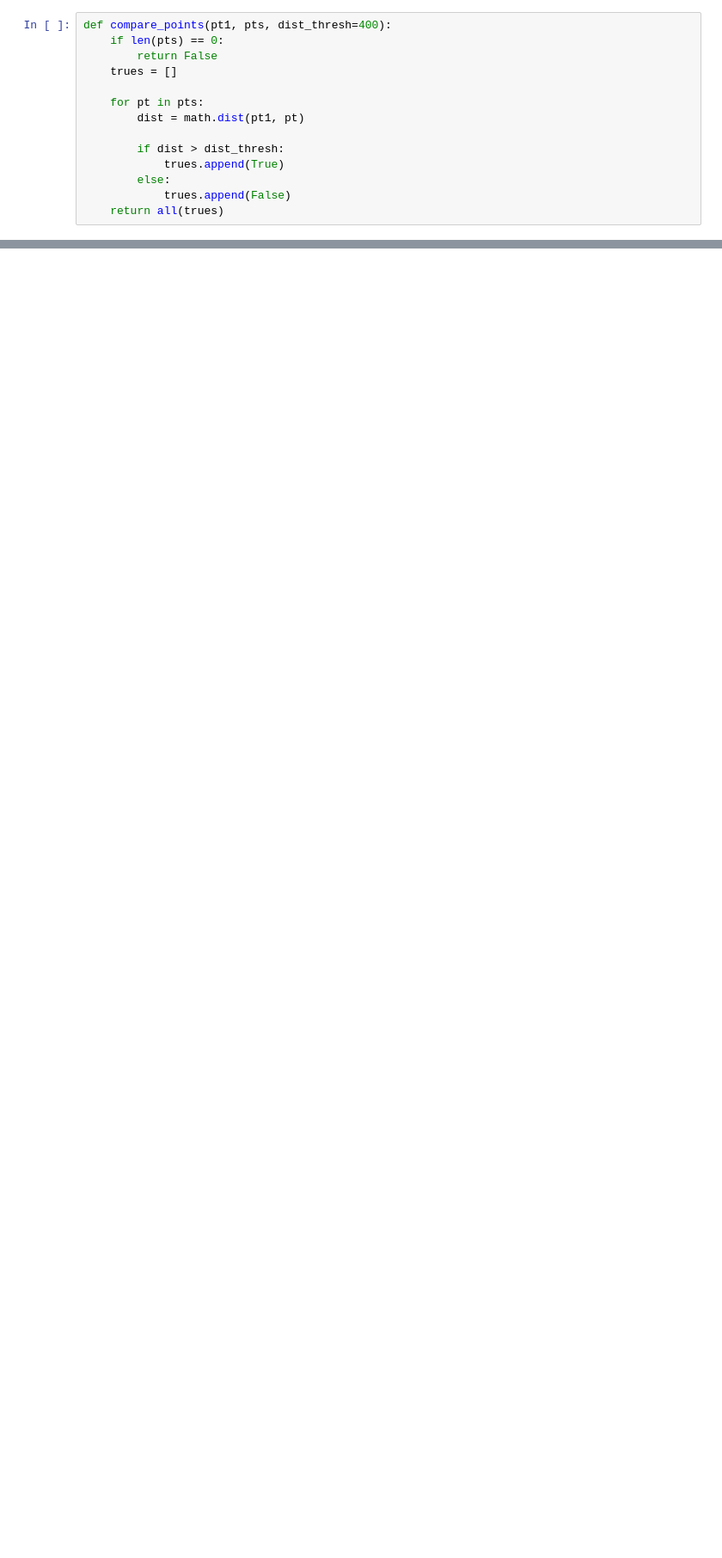
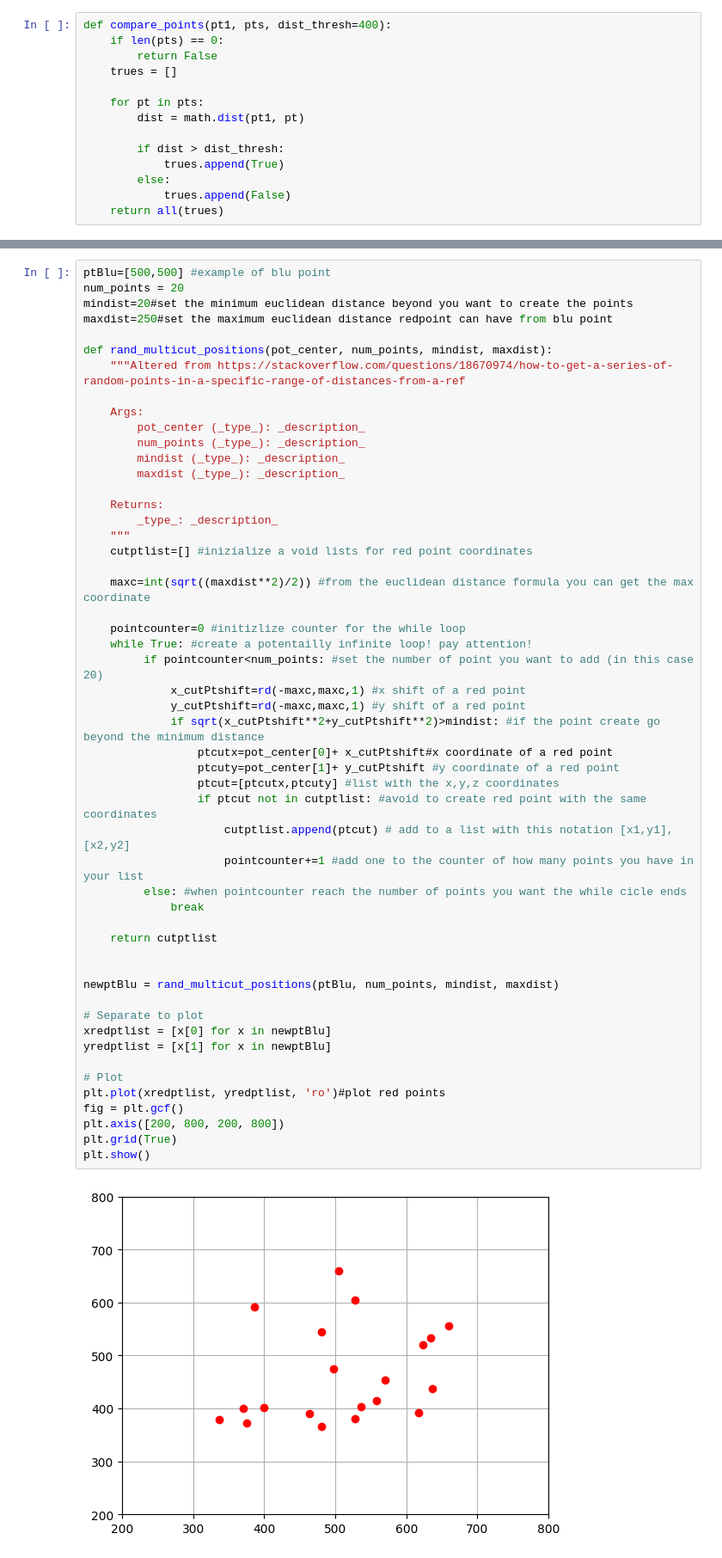
Before and after one commit to precision-sustainable-ag/SemiF-SyntheticPipeline, a Jupyter notebook: notebooks/get_random_grid.ipynb, the cells around one changed output, grey strips where cells are left out. Shown at 86% size. Cells and saved outputs as stored; diff of their text form; blank space fills up the shorter version.

Commit message:
added multicutout to single pot

```diff
--- a/notebooks/get_random_grid.ipynb
+++ b/notebooks/get_random_grid.ipynb
@@ -81,0 +92,54 @@ plt.show()
+# %%
+ptBlu=[500,500] #example of blu point
+num_points = 20
+mindist=20#set the minimum euclidean distance beyond you want to create the points
+maxdist=250#set the maximum euclidean distance redpoint can have from blu point
+
+def rand_multicut_positions(pot_center, num_points, mindist, maxdist):
+    """Altered from https://stackoverflow.com/questions/18670974/how-to-get-a-series-of-random-points-in-a-specific-range-of-distances-from-a-ref
+
+    Args:
+        pot_center (_type_): _description_
+        num_points (_type_): _description_
+        mindist (_type_): _description_
+        maxdist (_type_): _description_
+
+    Returns:
+        _type_: _description_
+    """
+    cutptlist=[] #inizialize a void lists for red point coordinates
+
+    maxc=int(sqrt((maxdist**2)/2)) #from the euclidean distance formula you can get the max      coordinate
+
+    pointcounter=0 #initizlize counter for the while loop
+    while True: #create a potentailly infinite loop! pay attention!
+         if pointcounter<num_points: #set the number of point you want to add (in this case 20)
+             x_cutPtshift=rd(-maxc,maxc,1) #x shift of a red point
+             y_cutPtshift=rd(-maxc,maxc,1) #y shift of a red point
+             if sqrt(x_cutPtshift**2+y_cutPtshift**2)>mindist: #if the point create go beyond the minimum distance
+                 ptcutx=pot_center[0]+ x_cutPtshift#x coordinate of a red point
+                 ptcuty=pot_center[1]+ y_cutPtshift #y coordinate of a red point
+                 ptcut=[ptcutx,ptcuty] #list with the x,y,z coordinates
+                 if ptcut not in cutptlist: #avoid to create red point with the same coordinates
+                     cutptlist.append(ptcut) # add to a list with this notation [x1,y1],[x2,y2]
+                     pointcounter+=1 #add one to the counter of how many points you have in your list
+         else: #when pointcounter reach the number of points you want the while cicle ends
+             break
+
+    return cutptlist
+
+
+newptBlu = rand_multicut_positions(ptBlu, num_points, mindist, maxdist)
+
+# Separate to plot
+xredptlist = [x[0] for x in newptBlu]
+yredptlist = [x[1] for x in newptBlu]
+
+# Plot
+plt.plot(xredptlist, yredptlist, 'ro')#plot red points
+fig = plt.gcf()
+plt.axis([200, 800, 200, 800])
+plt.grid(True)
+plt.show()
+# %% [output]
+[figure, added]
```
Also changed, not shown: parts of 6 cells of this notebook, 8 other files.
